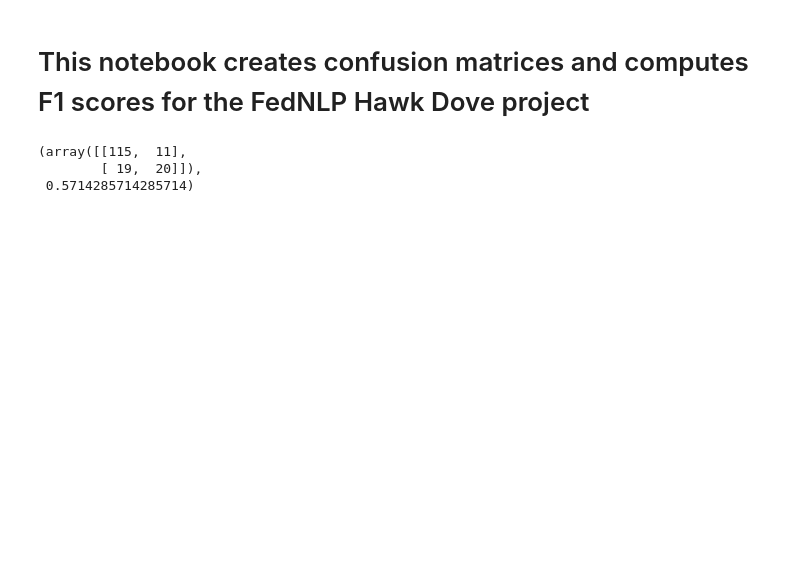
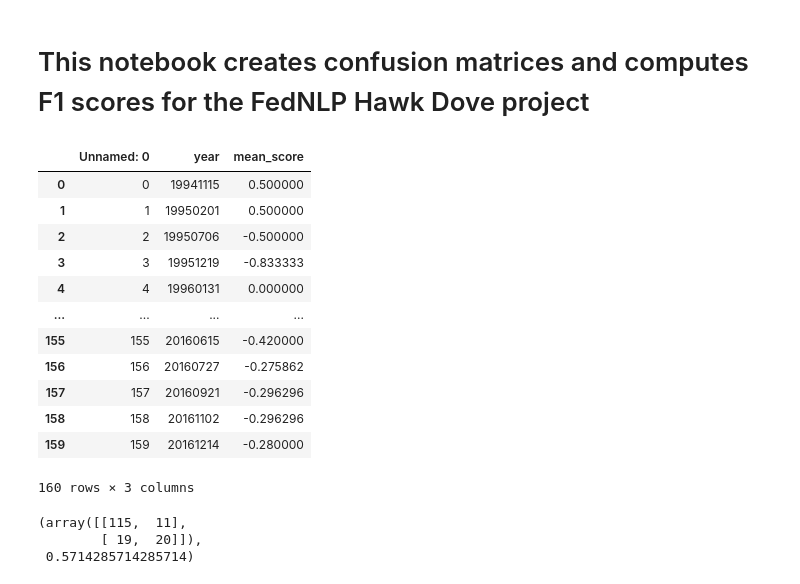
Before and after one commit to DenisPeskoff/FedNLP, a Jupyter notebook: src/confusion_matrix.ipynb, the cells around one changed output. Drawn from its saved outputs; the diff is of its cells as text; code cells hidden in the pictures; blank space fills up the shorter version.

Commit message:
updated some scripts for analysis of confusion matrices fewshot calculations and conditional probabilities

```diff
--- a/src/confusion_matrix.ipynb
+++ b/src/confusion_matrix.ipynb
@@ -20,15 +21,31 @@ def confusion_matrix_f1_score(data, reference):
 # %%
 gold_label = pd.read_csv('../results/Manual_Labels.csv')
 statement = pd.read_csv('../results/statement_full_score.csv')
+statement_fewshot = pd.read_csv('../data/statement_fewshot_mean_score.csv')
+# %%
+statement_fewshot
+# %% [output]
+|  | Unnamed: 0 | year | mean_score |
+| 0 | 0 | 19941115 | 0.500000 |
+| 1 | 1 | 19950201 | 0.500000 |
+| 2 | 2 | 19950706 | -0.500000 |
+| 3 | 3 | 19951219 | -0.833333 |
+| 4 | 4 | 19960131 | 0.000000 |
+| ... | ... | ... | ... |
+| 155 | 155 | 20160615 | -0.420000 |
+| 156 | 156 | 20160727 | -0.275862 |
+| 157 | 157 | 20160921 | -0.296296 |
+| 158 | 158 | 20161102 | -0.296296 |
+| 159 | 159 | 20161214 | -0.280000 |
+160 rows × 3 columns
 # %%
 result = pd.DataFrame({'year':list(statement['date']),
                       'manual':list(gold_label['manual_label']),
                       'gpt4':list(statement['result'])})
 # %%
 confusion_mat = confusion_matrix_f1_score(data = result['gpt4'], reference = result['manual'])
+confusion_mat
+# %% [output]
+(array([[115,  11],
+        [ 19,  20]]),
+ 0.5714285714285714)
-# %%
-confusion_mat
-# %% [output]
-(array([[115,  11],
-        [ 19,  20]]),
- 0.5714285714285714)
```
Also changed, not shown: parts of 9 cells of this notebook, 3 other files.
